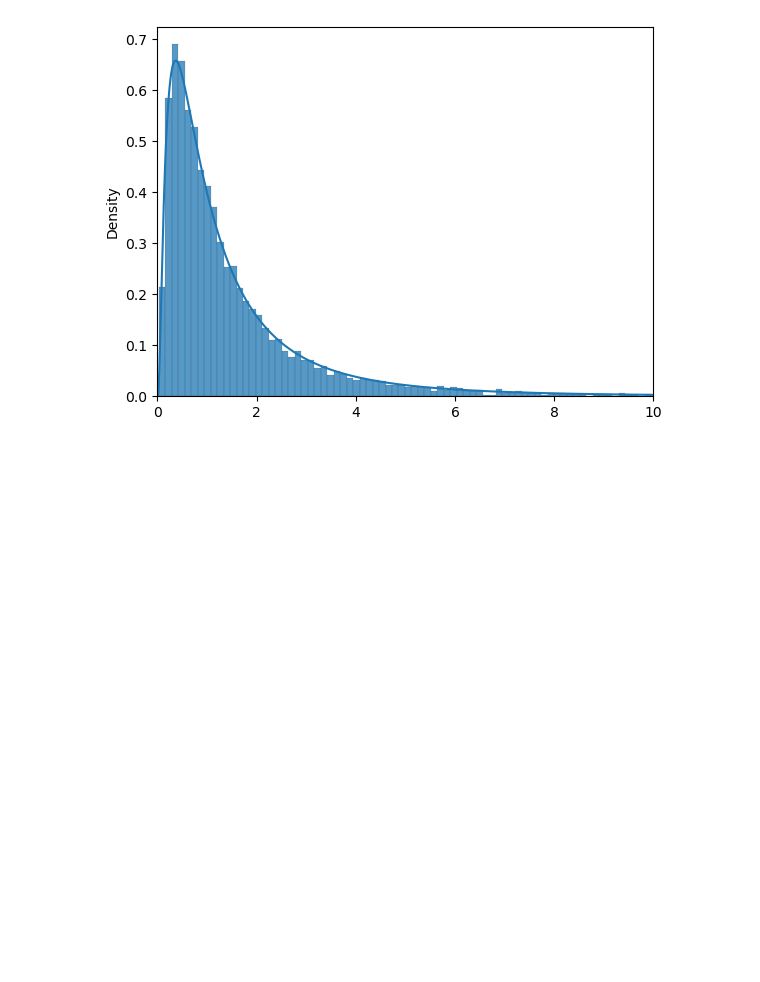
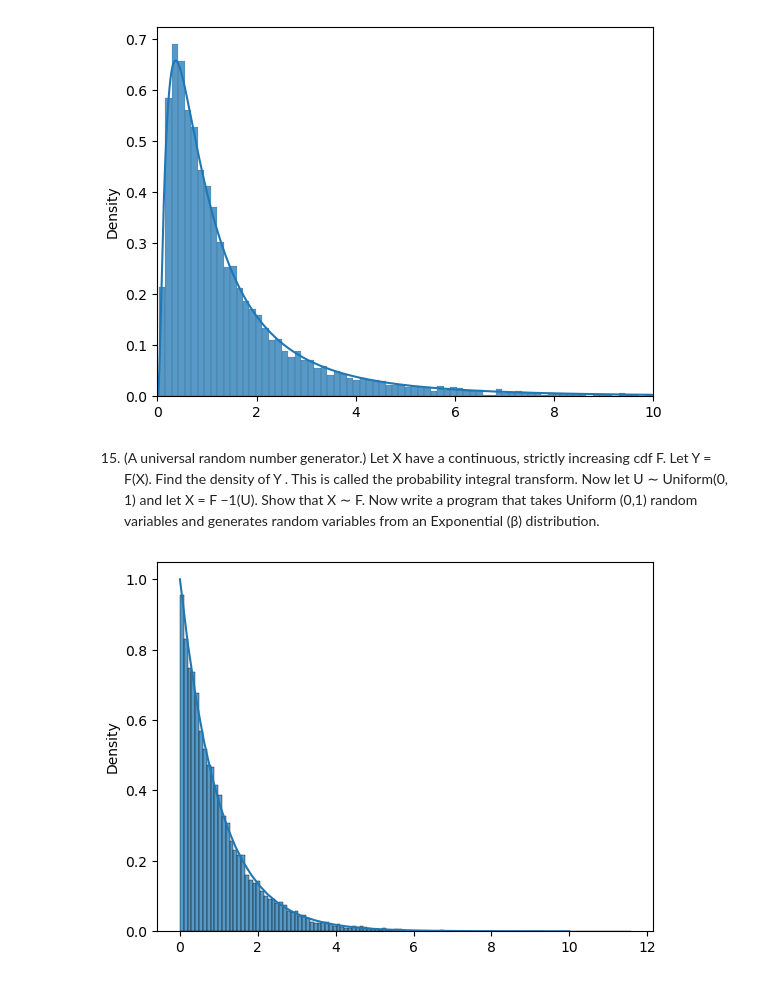
Before and after one commit to Stephen-Hodgson/All_of_Statistics, a Jupyter notebook: 2_Random-Variables.ipynb, the cells around one changed output. Drawn from its saved outputs; the diff is of its cells as text; code cells hidden in the pictures; blank space fills up the shorter version.

Commit message:
Completed exercises up to chapter 5
Random variables, Expectations, Inequalities, Convergence of RVs

```diff
--- a/2_Random-Variables.ipynb
+++ b/2_Random-Variables.ipynb
@@ -34,3 +34,24 @@ plt.xlim([0,10])
 plt.show()
 # %% [output]
 [figure]
+# %% [markdown]
+15. (A universal random number generator.) Let X have a continuous, strictly
+increasing cdf F. Let Y = F(X). Find the density of Y . This is called
+the probability integral transform. Now let U ∼ Uniform(0, 1) and let
+X = F −1(U). Show that X ∼ F. Now write a program that takes
+Uniform (0,1) random variables and generates random variables from
+an Exponential (β) distribution.
+# %%
+beta = 1
+
+ui = np.random.uniform(0,1,size=10000)
+xi = -beta * np.log(1 - ui)
+sns.histplot(xi, stat='density')
+
+x = np.linspace(0, 10)
+y = np.exp(-x / beta) / beta
+
+plt.plot(x, y)
+plt.show()
+# %% [output]
+[figure, added]
```
Also changed, not shown: parts of 5 cells of this notebook, 3 other files.
